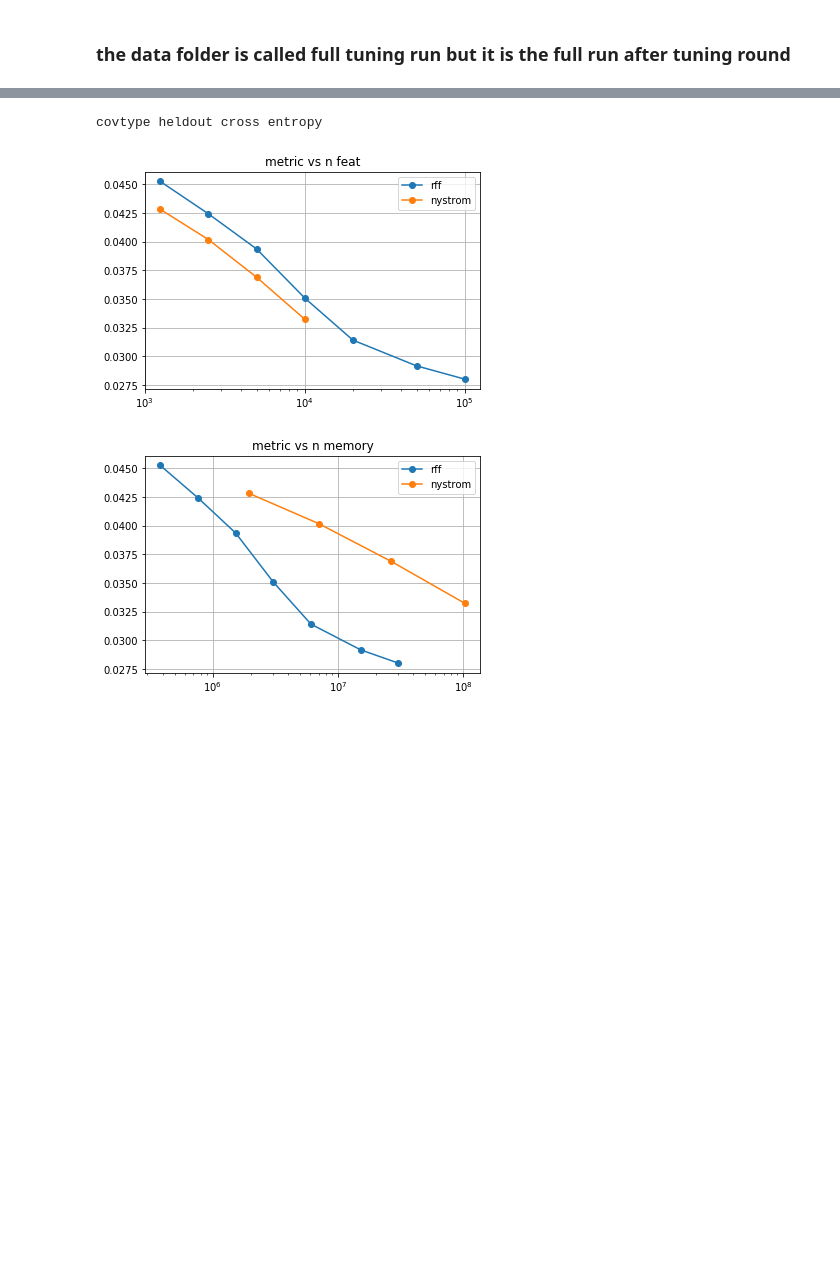
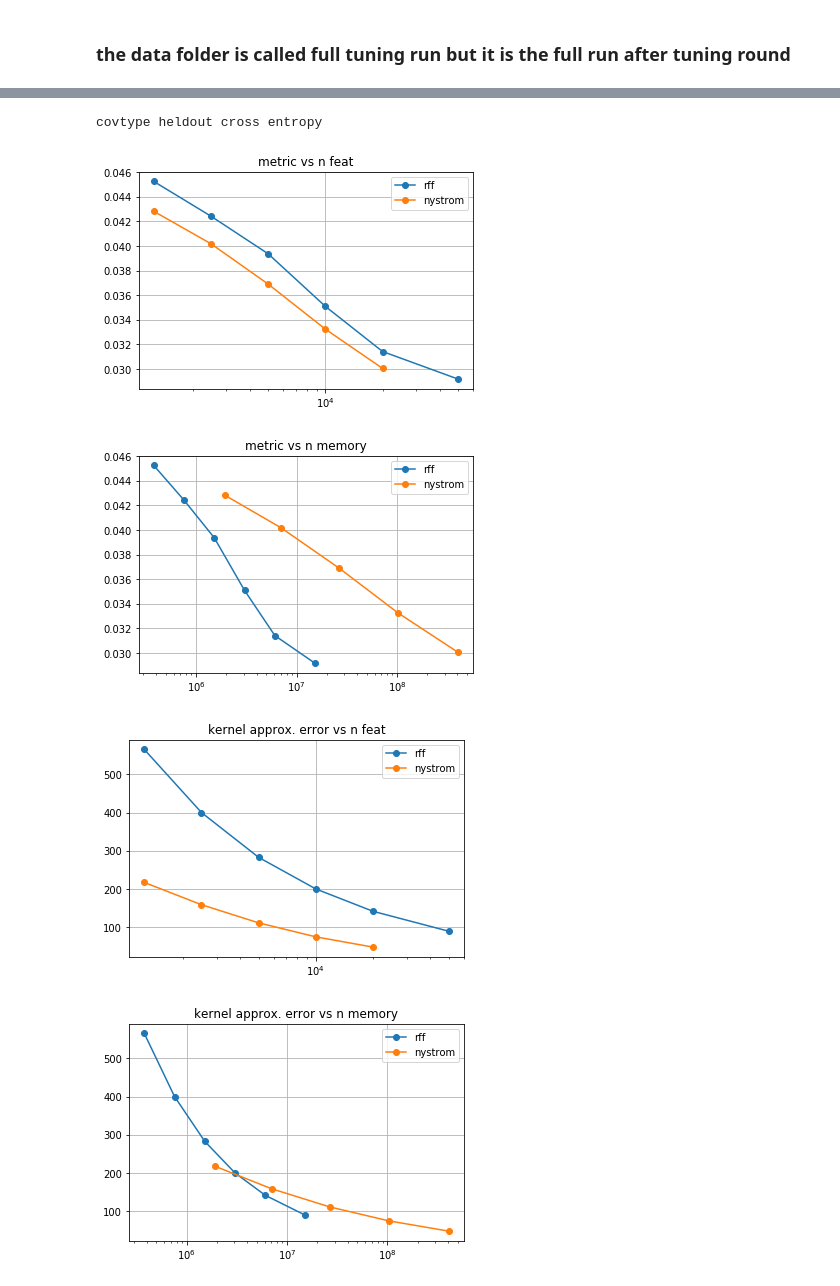
Before and after one commit to JianGoForIt/lp_rffs, a Jupyter notebook: kernel_reg/notebook/nystrom_vs_rff_large_exp_full_run_memory_plot.ipynb, the cells around one changed output, grey strips where cells are left out. Saved outputs shown, nothing was run; the diff lists cells and outputs as text; code cells hidden in the pictures; blank space fills up the shorter version.

Commit message:
update delta related plot

```diff
--- a/kernel_reg/notebook/nystrom_vs_rff_large_exp_full_run_memory_plot.ipynb
+++ b/kernel_reg/notebook/nystrom_vs_rff_large_exp_full_run_memory_plot.ipynb
@@ -14 +34,21 @@ from copy import deepcopy
+# %%
+def get_metric_list(n_feat_list, general_folder, folder_pattern, seeds, min_metric_best, metric_file_name, metric_name, do_median):
+        metric_list_all = []
+        for seed in seeds:
+            metric_list = []
+            for n_feat in n_feat_list:
+                subfolder = deepcopy(folder_pattern)
+#                 subfolder = subfolder.replace("type_unk", "type_rff")
+                subfolder = subfolder.replace("n_fp_feat_unk", "n_fp_feat_" + str(n_feat) )
+                subfolder = subfolder.replace("seed_unk", "seed_" + str(seed) )
+                folder_name = general_folder + "/" + subfolder
+                file_name = metric_file_name
+                metric = get_measurement_metric(folder_name, file_name, metric_name)
+                metric_list.append(metric)
+            metric_list_all.append(np.array(deepcopy(metric_list) ) )
+        if do_median:
+            metric_list_all = median_results_array(metric_list_all)
+        else:
+            metric_list_all = average_results_array(metric_list_all)
+        return metric_list_all
 # %%
@@ -124,19 +166,22 @@ covtype heldout accuray
 # %%
 print "covtype heldout cross entropy"
 m = 250
 r = 54
 rff_mem_func = lambda n : get_rff_memory(n, m, r)
 nystrom_mem_func = lambda n : get_nystrom_memory(n, m, r)
-general_folder = "/dfs/scratch0/zjian/lp_kernel/nystrom_vs_rff_large_exp/full_tuning_run"
+general_folder_performance = "/dfs/scratch0/zjian/lp_kernel/nystrom_vs_rff_large_exp/full_tuning_run"
+general_folder_metric = "/dfs/scratch0/zjian/lp_kernel/nystrom_vs_rff_large_exp/full_tuning_run_kernel_approx_error"
 subfolder_pattern = "covtype_type_unk_l2_reg_0_n_fp_feat_unk_opt_sgd_lr_50.0_seed_unk"
-nystrom_feat_list = [1250, 2500, 5000, 10000] #, 20000]
-rff_feat_list = [1250, 2500, 5000, 10000, 20000, 50000, 100000]#, 200000, 400000]
-plot_full_run(rff_feat_list, nystrom_feat_list, general_folder, subfolder_pattern, seeds=[1,2,3,],
-            rff_mem_func=rff_mem_func, nystrom_mem_func=nystrom_mem_func, min_metric_best=True, metric_file_name="monitor_signal.txt")
+nystrom_feat_list = [1250, 2500, 5000, 10000, 20000]
+rff_feat_list = [1250, 2500, 5000, 10000, 20000, 50000]#, 100000, 200000, 400000]
+plot_full_run(rff_feat_list, nystrom_feat_list, general_folder_performance, general_folder_metric, subfolder_pattern, seeds=[1,2,3,],
+            rff_mem_func=rff_mem_func, nystrom_mem_func=nystrom_mem_func, min_metric_best=True, performance_file_name="monitor_signal.txt")
 # %% [output]
 covtype heldout cross entropy
-[figure, old version]
+[figure, new version]
-[figure, old version]
+[figure, new version]
+[figure, added]
+[figure, added]
 # %%
 print "timit heldout accuracy"
 m = 250
```
Also changed, not shown: parts of 8 cells of this notebook, 4 other files.
